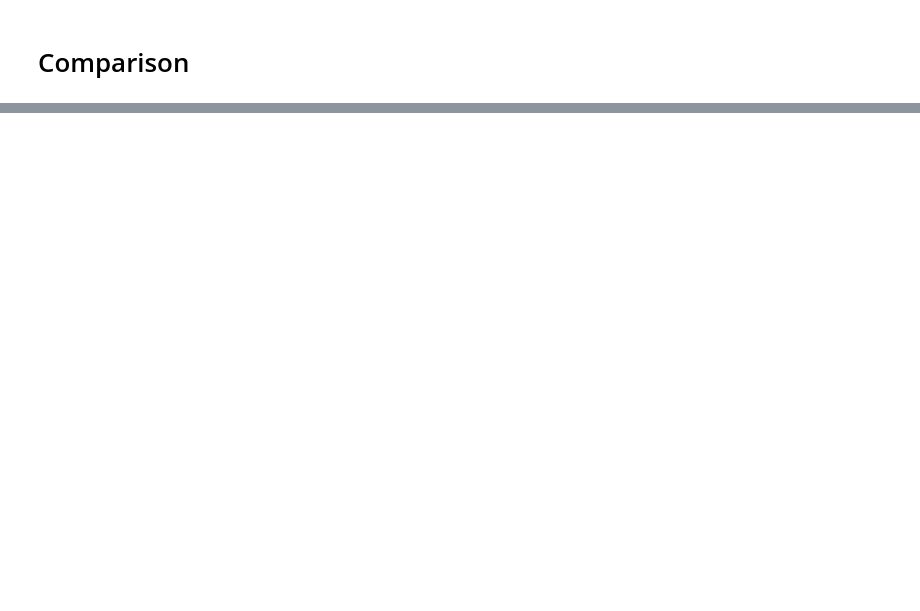
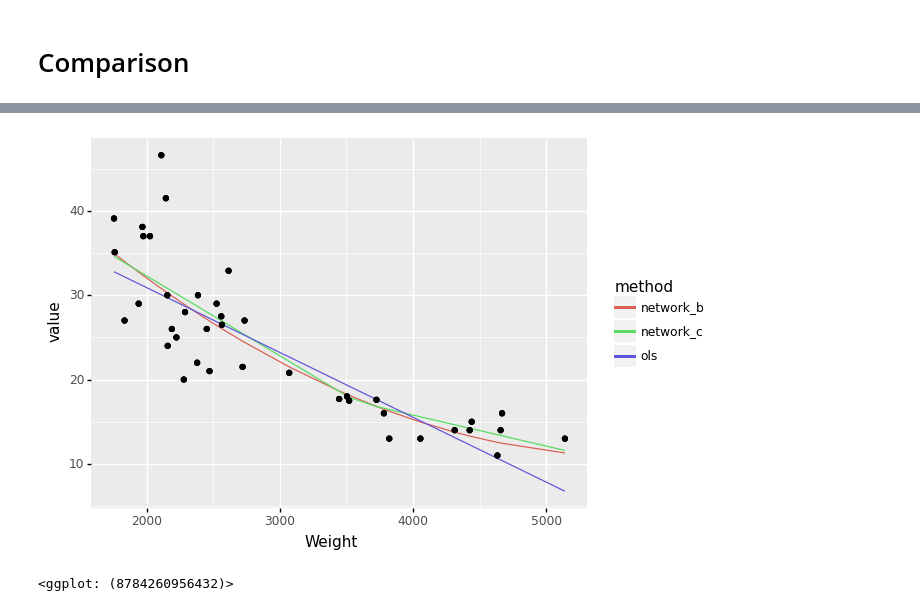
Before and after one commit to PaulHiemstra/neuralnet_generalisation, a Jupyter notebook: linreg_via_keras.ipynb, the cells around one changed output, grey strips where cells are left out. Drawn from its saved outputs; the diff is of its cells as text; code cells hidden in the pictures; blank space fills up the shorter version.

```diff
--- a/linreg_via_keras.ipynb
+++ b/linreg_via_keras.ipynb
@@ -117,0 +178,39 @@ gg
+# %%
+from tensorflow.keras.optimizers import Adam
+from tensorflow.keras import Input
+from tensorflow.keras.layers import Dense
+
+n = 2  # Use quadratic polynomial regression
+keras_mpg_weight_2layers = keras.Sequential([
+    Input(shape=(1,)),
+    Dense(units=n+1, activation='relu'),
+    Dense(units=1)
+])
+
+keras_mpg_weight_2layers.compile(
+    optimizer=Adam(learning_rate=0.1),
+    loss='mean_squared_error')
+
+history = keras_mpg_weight_2layers.fit(
+    train_data['Weight_norm'], train_data['MPG'],
+    epochs=100, verbose=0, validation_split = 0.2)
+
+#keras_mpg_weight_2layers.get_weights()
+# %%
+prediction_results = pd.DataFrame({'network_b' : keras_mpg_weight_poly.predict(create_poly_features(test_data['Weight_norm'], n)).flatten(),
+                                   'network_c' : keras_mpg_weight_2layers.predict(test_data['Weight_norm']).flatten(),
+                                   'ols'       : ols_mpg_weight.predict(test_data['Weight_norm']),
+                                   'reference' : test_data['MPG'],
+                                   'Weight'    : test_data['Weight']})
+
+plt_data = prediction_results.sort_values('Weight').melt(id_vars=['reference', 'Weight'], var_name='method')
+gg = (
+    ggplot(plt_data, aes(x='Weight'))
+      + geom_path(aes(y='value', color='method'))
+      + geom_point(aes(y='reference'))
+)
+ggsave(gg, 'three_methods.png', dpi=200)
+gg
+# %% [output]
+[figure, added]
+<ggplot: (8784260956432)>
```
Also changed, not shown: parts of 11 cells of this notebook, 5 other files.
